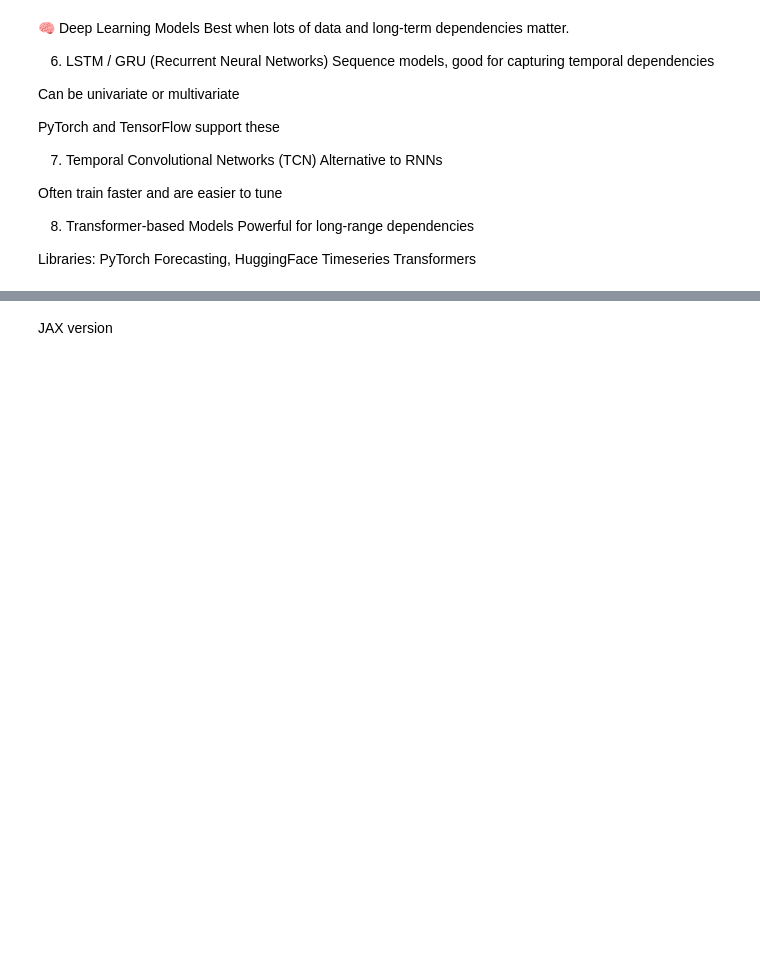
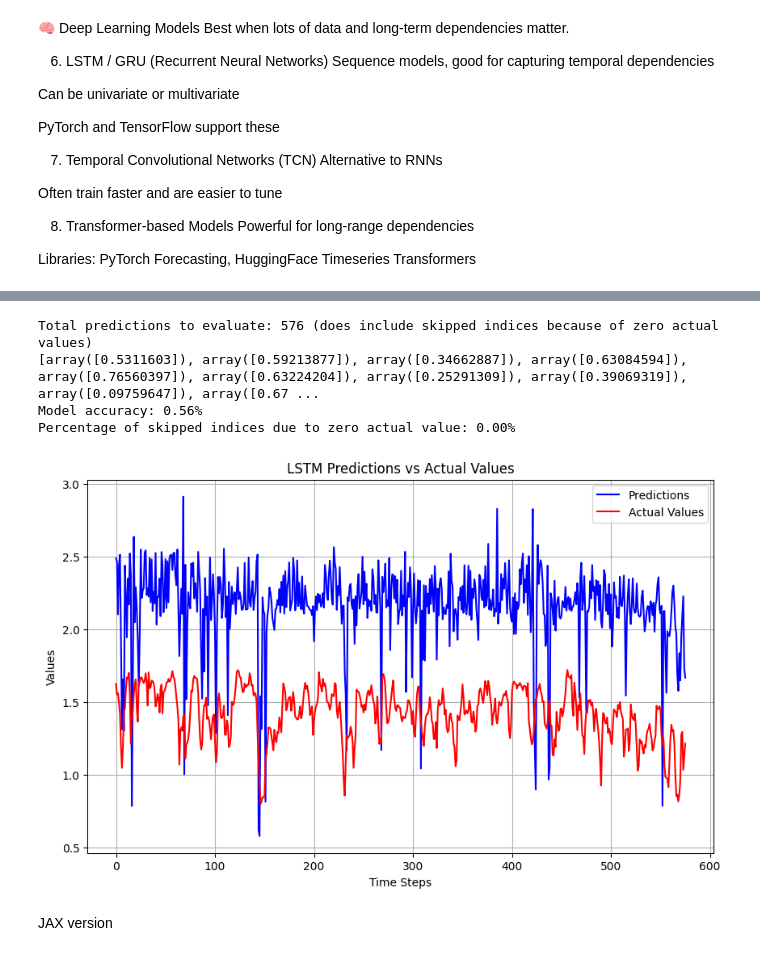
Before and after one commit to vimohr/ETH_Datathon_2025, a Jupyter notebook: tristan.ipynb, the cells around one changed output, grey strips where cells are left out. Saved outputs shown, nothing was run; the diff lists cells and outputs as text; code cells hidden in the pictures; blank space fills up the shorter version.

```diff
--- a/tristan.ipynb
+++ b/tristan.ipynb
@@ -46,5 +46,12 @@ Often train faster and are easier to tune
 Powerful for long-range dependencies
 
 Libraries: PyTorch Forecasting, HuggingFace Timeseries Transformers
+# %%
+hyperparameters = {
+    "seq_len": 24*7,
+    "batch_size": 64,
+    "learning_rate": 0.001,
+    "num_epochs": 100,
+}
 # %%
 import pandas as pd
@@ -301,3 +153,64 @@ print(f"Percentage of skipped indices due to zero actual value: {skipped_indices
+# %%
+# ------------------------------
+# 6. Evaluation
+# ------------------------------
+
+model_path = "saved_models/lstm_forecast.pt"
+model.load_state_dict(torch.load(model_path, map_location=device))
+model.to(device)
+
+# Switch model to evaluation mode
+model.eval()
+
+rel_error = []
+total_predictions = len(test_array) - seq_len
+print(f"Total predictions to evaluate: {total_predictions} (does include skipped indices because of zero actual values)")
+skipped_indices = 0
+not_skipped_indices = 0
+predictions = []
+actual_values = []
+
+for idx in range(seq_len, len(test_array)):  # Start from seq_len because we need previous data for prediction
+    last_seq = torch.tensor(test_array[idx-seq_len:idx], dtype=torch.float32).to(device)
+    actual_value = test_array[idx]
+    actual_values.append(actual_value)
+    # Handle division by zero
+    if actual_value != 0:
+        with torch.no_grad():
+            pred = model(last_seq.unsqueeze(0))  # Make the prediction
+
+            # Move tensor to CPU and reshape for inverse scaling
+            pred_rescaled = scaler.inverse_transform(pred.cpu().unsqueeze(0).reshape(-1, 1))
+            predictions.append(pred_rescaled[0][0])
+
+        rel_error.append(abs((pred_rescaled[0][0] - actual_value)/ actual_value))
+        not_skipped_indices += 1
+
+    else:
+        skipped_indices += 1
+        continue
+
+accuracy = jnp.mean(jnp.array(rel_error))
+print(rel_error)
+print(f"Model accuracy: {accuracy:.2f}%")
+print(f"Percentage of skipped indices due to zero actual value: {skipped_indices/(skipped_indices + not_skipped_indices)*100:.2f}%")
+
+# plot predictions vs actual values
+plt.figure(figsize=(10, 6))
+plt.plot(predictions, label="Predictions", color='blue')
+plt.plot(actual_values, label="Actual Values", color='red')
+plt.xlabel('Time Steps')
+plt.ylabel('Values')
+plt.title('LSTM Predictions vs Actual Values')
+plt.legend()
+plt.grid(True)
+plt.show()
+# %% [output]
+Total predictions to evaluate: 576 (does include skipped indices because of zero actual values)
+[array([0.5311603]), array([0.59213877]), array([0.34662887]), array([0.63084594]), array([0.76560397]), array([0.63224204]), array([0.25291309]), array([0.39069319]), array([0.09759647]), array([0.67 ...
+Model accuracy: 0.56%
+Percentage of skipped indices due to zero actual value: 0.00%
+[figure, added]
 # %% [markdown]
 JAX version
 # %%
```
Also changed, not shown: parts of 2 cells of this notebook, 3 other files.
